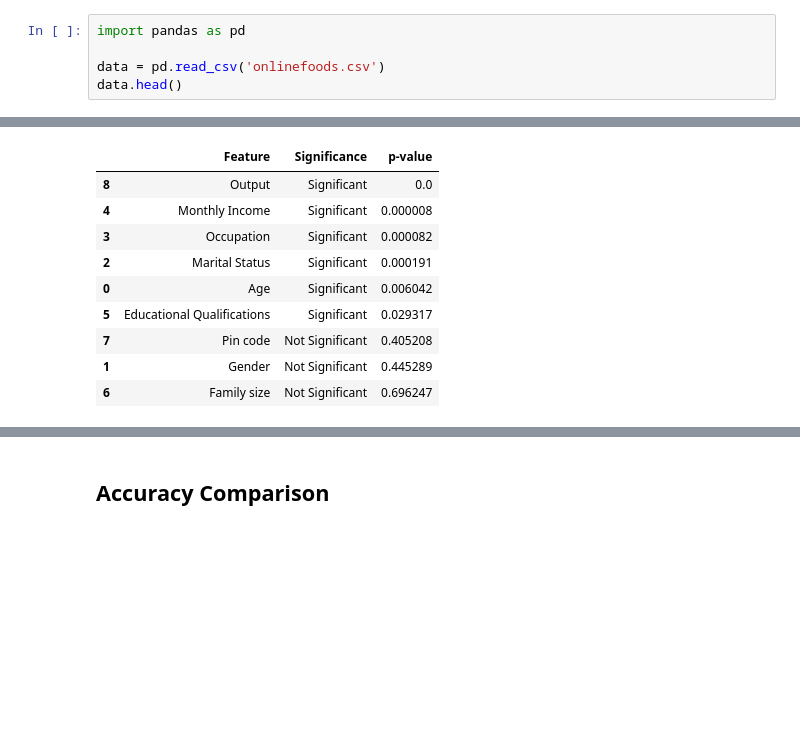
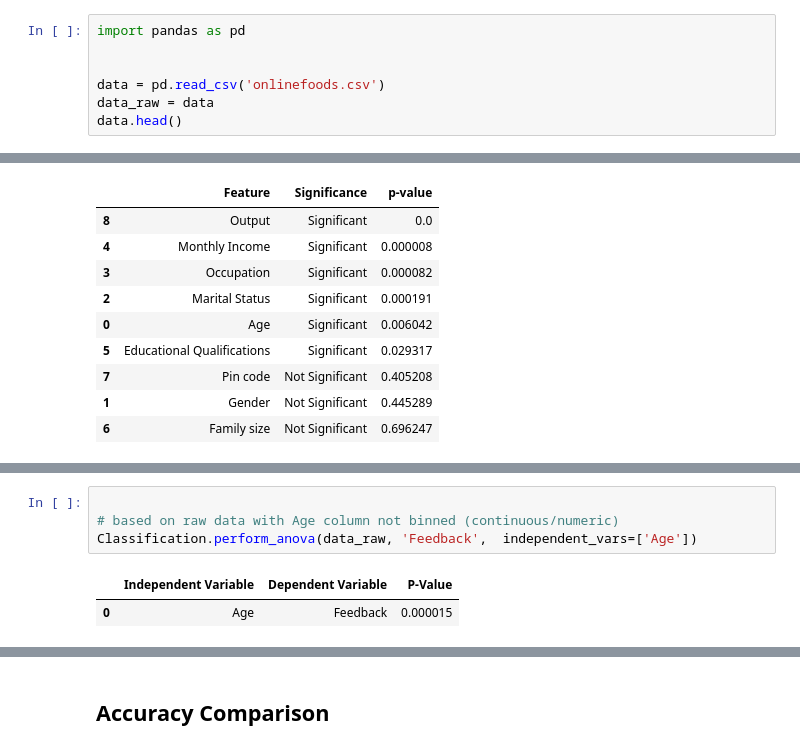
Before and after one commit to danodoms/Classification-Models-Evaluation, a Jupyter notebook: Classification Algos Comparison.ipynb, the cells around one changed output, grey strips where cells are left out. Cells and saved outputs as stored; diff of their text form; blank space fills up the shorter version.

```diff
--- a/Classification Algos Comparison.ipynb
+++ b/Classification Algos Comparison.ipynb
@@ -6,7 +6,9 @@ by Dominador G. Dano Jr.
 # %%
 import pandas as pd
 
+
 data = pd.read_csv('onlinefoods.csv')
+data_raw = data
 data.head()
 # %% [output]
 |  | Age | Gender | Marital Status | Occupation | Monthly Income | Educational Qualifications | Family size | ... |
@@ -177,0 +147,7 @@ Classification.chi2_feature_significance(data, "Feedback", significance_threshol
+# %%
+
+# based on raw data with Age column not binned (continuous/numeric)
+Classification.perform_anova(data_raw, 'Feedback',  independent_vars=['Age'])
+# %% [output]
+|  | Independent Variable | Dependent Variable | P-Value |
+| 0 | Age | Feedback | 0.000015 |
```
Also changed, not shown: parts of 11 cells of this notebook.
